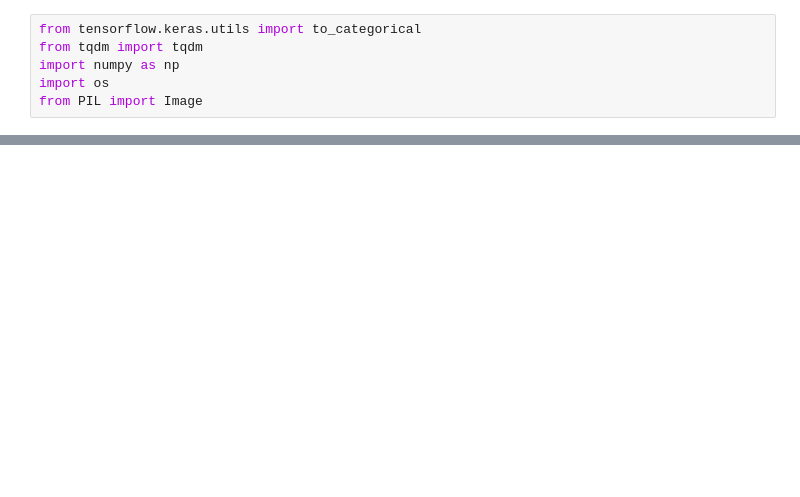
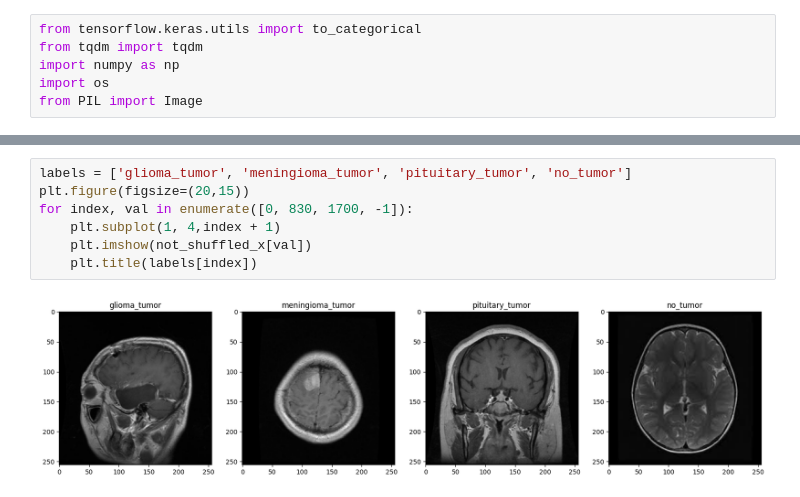
Before and after one commit to CatalinaGroba/tumor_classification, a Jupyter notebook: data_analysis.ipynb, the cells around one changed output, grey strips where cells are left out. Cells and saved outputs as stored; diff of their text form; blank space fills up the shorter version.

```diff
--- a/data_analysis.ipynb
+++ b/data_analysis.ipynb
@@ -44,0 +58,9 @@ X_train, y_train, X_val, y_val, X_test, y_test, num_classes = load_tumor_images(
+# %%
+labels = ['glioma_tumor', 'meningioma_tumor', 'pituitary_tumor', 'no_tumor']
+plt.figure(figsize=(20,15))
+for index, val in enumerate([0, 830, 1700, -1]):
+    plt.subplot(1, 4,index + 1)
+    plt.imshow(not_shuffled_x[val])
+    plt.title(labels[index])
+# %% [output]
+[figure, added]
```
Also changed, not shown: parts of 3 cells of this notebook.
